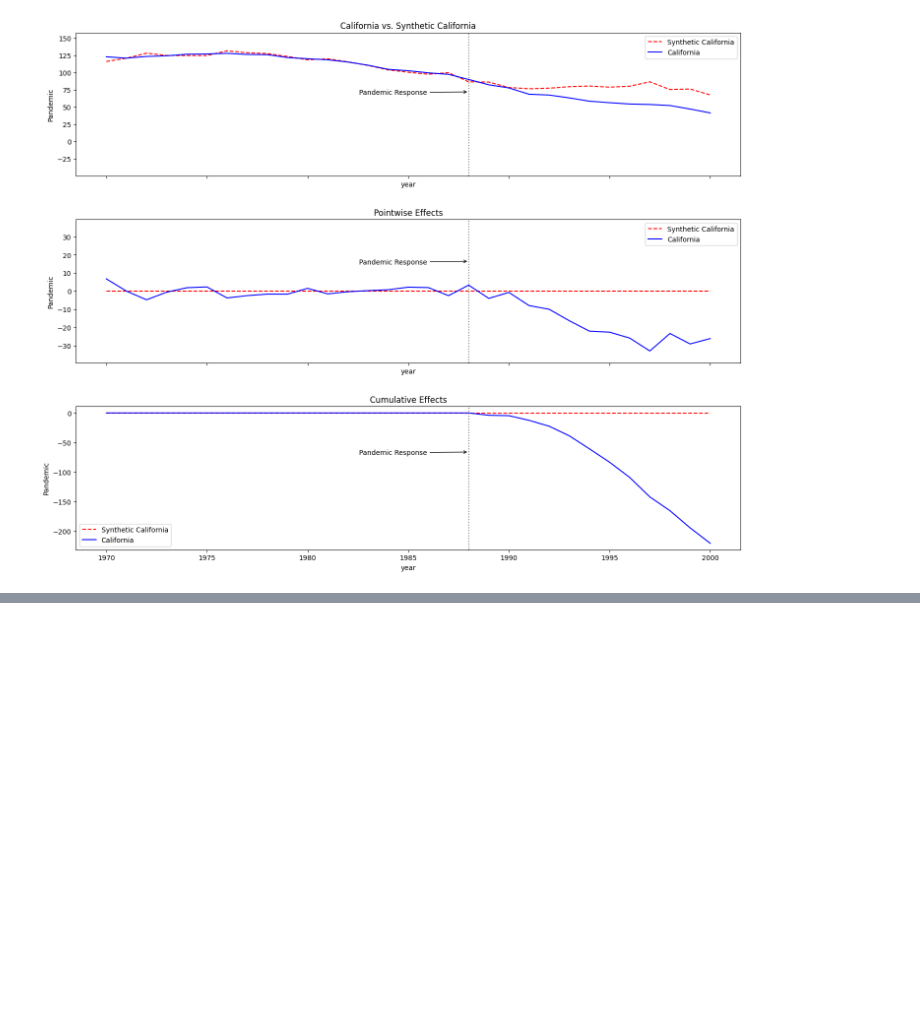
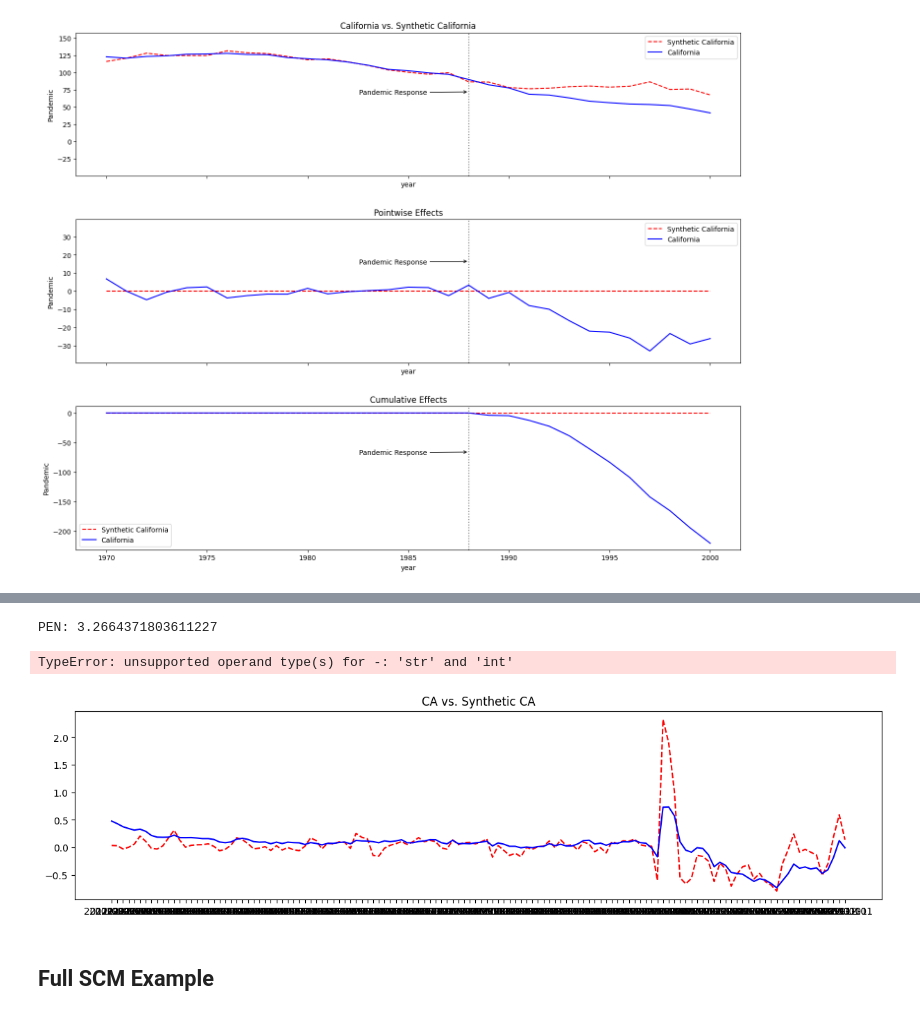
Before and after one commit to jvivian/DFMDash, a Jupyter notebook: reports/SCM/scm.ipynb, the cells around one changed output, grey strips where cells are left out. Cells and saved outputs as stored; diff of their text form; code cells hidden in the pictures; blank space fills up the shorter version.

Commit message:
Update notebook with working example

```diff
--- a/reports/SCM/scm.ipynb
+++ b/reports/SCM/scm.ipynb
@@ -131,0 +158,19 @@ sc.plot(
+# %%
+# | label: tbl-raw
+# | tbl-cap: Preprocessed Covid-19 data. Used as input to Dynamic Factor Model
+variables = [
+    "Cases1",
+    "Cases4",
+    "Deaths2",
+    "Deaths4",
+    "CPIU",
+    "PCE",
+    "Employment1",
+    "Employment2",
+    "TBill1yr",
+    "TBill10yr",
+]
+factors = ["Pandemic", "Consumption", "Inflation", "Employment", "Uncat"]
+fac_labels = [f'Factor_{x}' for x in factors]
+df = get_df().set_index(["Time", "State"])
+df
@@ -131,0 +194,4 @@ sc.plot(
+# %%
+factor_path = './factors.csv'
+factors = pd.read_csv(factor_path).sort_values(['State', 'Time']).set_index(['Time', 'State'])
+factors
@@ -131,0 +221,4 @@ sc.plot(
+# %%
+merge = factors.join(df).reset_index()
+merge = merge[ ['Time', 'State', 'Cons1', 'Cons2', 'Cons3', 'Cons4', 'Factor_Pandemic']]
+merge
@@ -131,0 +241,2 @@ sc.plot(
+# %%
+sc = Synth(merge, "Factor_Pandemic", "State", "Time", "2020-03-01", "CA", n_optim=10, pen="auto")
@@ -131,0 +297,16 @@ sc.plot(
+# %%
+print(f'PEN: {sc.original_data.pen}')
+# %% [output]
+PEN: 3.2664371803611227
+# %%
+sc.plot(
+    ["original", "pointwise", "cumulative"],
+    treated_label="CA",
+    synth_label="Synthetic CA",
+    treatment_label="Pandemic Response",
+)
+# %% [output]
+TypeError: unsupported operand type(s) for -: 'str' and 'int'
+[figure, added]
+# %% [markdown]
+## Full SCM Example
```
Also changed, not shown: parts of 16 cells of this notebook, 1 other file.
